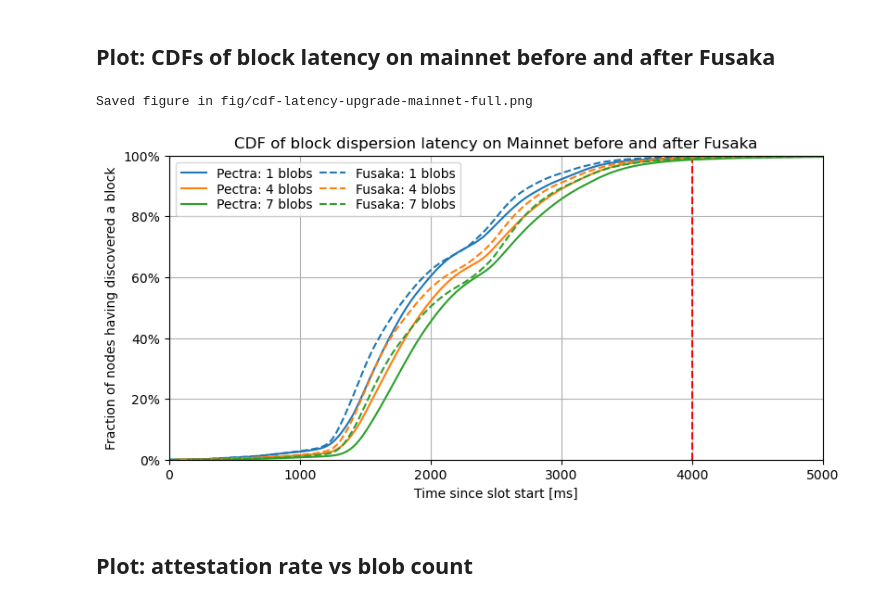
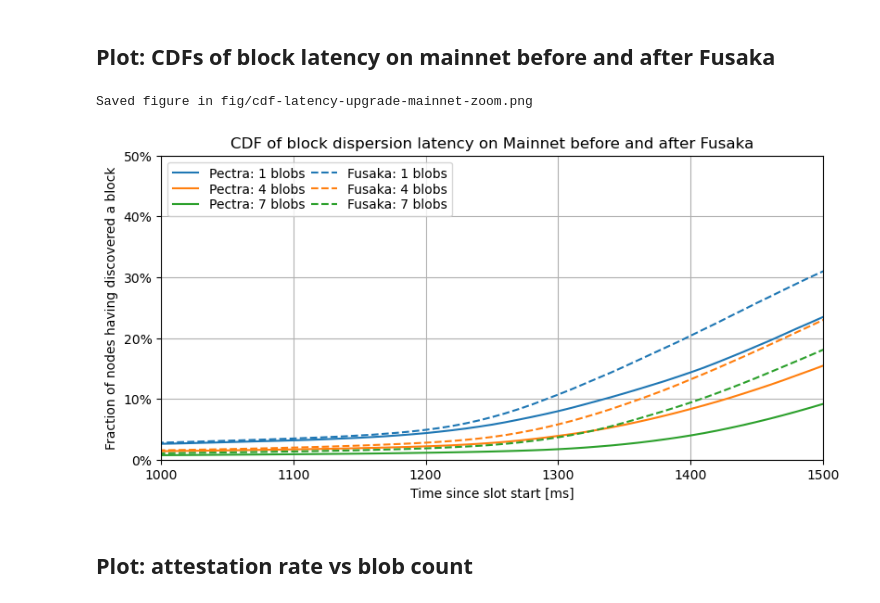
Before and after one commit to chainbound/blob-seeder-data, a Jupyter notebook: xatu_queries_plots.ipynb, the cells around one changed output. Drawn from its saved outputs; the diff is of its cells as text; code cells hidden in the pictures.

```diff
--- a/xatu_queries_plots.ipynb
+++ b/xatu_queries_plots.ipynb
@@ -703,30 +706,30 @@ Stored query results in data/orphans_blobs_mainnet-bpo1.parquet
 # %% [markdown]
 ## Plot: block discovery latency per network
 # %%
+plotted_scenarios = [1, 3, 4, 5]
+
 # Rearrange the data for easy plotting
 data = {}
-networks = []
-for file in [FILE_LATENCIES_DEVNET, FILE_LATENCIES]:
-    df_latencies = pd.read_parquet(file)
-
-    for i in df_latencies['network'].unique():
-        print(f"Parsing latencies from {i}...")
-        networks.append(i)
-        data[i] = df_latencies[ df_latencies['network'] == i ]['block_latency'].reset_index(drop=True)
-        data[i] = data[i].dropna()
-        data[i] = data[i].rename(i).rename_axis(i)
+for s_idx in plotted_scenarios[::-1]:
+    s = CFG[s_idx]['scenario']
+    print(f"Reading latencies from {s}... ", end='')
+    df_latencies = pd.read_parquet(FILE_LATENCIES_TEMPLATE.format(s))
+    print('done')
+    data[s] = df_latencies['block_latency'].reset_index(drop=True)
+    data[s] = data[s].dropna()
+    data[s] = data[s].rename(i).rename_axis(s)
     df_latencies = None
 
 fig, ax = plt.subplots(1, 1, constrained_layout=True, figsize=(8,1.5))
 
-boxplot(ax, [data[i] for i in networks], showDeadline=True)
+boxplot(ax, [data[s] for s in data], showDeadline=True)
 
 ax.set_xlim(0, 5*1000)
 
 ax.set_xlabel('Time since slot start [ms]')
-ax.set_yticklabels(networks)
+ax.set_yticklabels(list(data.keys()))
 ax.set_title('Block discovery latency')
-addParametersBox(0.97, showNetwork=False)
+#addParametersBox(0.97, showNetwork=False)
 addExplainerBox(0.97)
 
 saveFig('latency-all-networks')
@@ -908,44 +911,46 @@ Saved figure in fig/cdf-latency-mainnet-bpo1-full.png
 ## Plot: CDFs of block latency on mainnet before and after Fusaka
 # %%
 network = 'mainnet' # mainnet
-plottype = 'full' # full, zoom
+plottype = 'zoom' # full, zoom
 
 sampled_blobs = [1, 4, 7]
-x_pectra, y_pectra = transformLatencyDatasetToCDF(FILE_LATENCIES_MAINNET_PECTRA, FILE_BLOBS_MAINNET_PECTRA, sampled_blobs)
-x_fusaka, y_fusaka = transformLatencyDatasetToCDF(FILE_LATENCIES_MAINNET_FUSAKA, FILE_BLOBS_MAINNET_FUSAKA, sampled_blobs)
+x1, y1 = transformLatencyDatasetToCDF(FILE_LATENCIES_MAINNET_PECTRA, FILE_BLOBS_MAINNET_PECTRA, sampled_blobs)
+x2, y2 = transformLatencyDatasetToCDF(FILE_LATENCIES_MAINNET_FUSAKA, FILE_BLOBS_MAINNET_FUSAKA, sampled_blobs)
 
 fig, ax = plt.subplots(1, 1, constrained_layout=True, figsize=(8, 4))
 addgrid(ax)
 ax.axvline(x=4000, color='red', linestyle='--')
 
 linecolor = ['tab:blue', 'tab:orange', 'tab:green', 'tab:red', 'tab:purple', 'tab:brown']
-for i, blob in enumerate(x_pectra.keys()):
-    ax.plot(x_pectra[blob], y_pectra[blob], label=f"Pectra: {blob} blobs", color=linecolor[i], linestyle='solid')
-for i, blob in enumerate(x_fusaka.keys()):
-    ax.plot(x_fusaka[blob], y_fusaka[blob], label=f"Fusaka: {blob} blobs", color=linecolor[i], linestyle='dashed')
+for i, blob in enumerate(x1.keys()):
+    ax.plot(x1[blob], y1[blob], label=f"Pectra: {blob} blobs", color=linecolor[i], linestyle='solid')
+for i, blob in enumerate(x2.keys()):
+    ax.plot(x2[blob], y2[blob], label=f"Fusaka: {blob} blobs", color=linecolor[i], linestyle='dashed')
 
 if plottype == 'full':
     ax.set_xlim(0, 5000)
     ax.set_ylim(0, 1)
 elif plottype == 'zoom':
     ax.set_xlim(1000, 1500)
     ax.set_ylim(0, 0.5)
+    #ax.set_xlim(3500, 4500)
+    #ax.set_ylim(0.95, 1)
 
 ax.yaxis.set_major_formatter(ticker.FuncFormatter(lambda x, pos: f"{x*100:.0f}%"))
 
 ax.set_xlabel('Time since slot start [ms]')
 ax.set_ylabel('Fraction of nodes having discovered a block')
 ax.set_title('CDF of block dispersion latency on Mainnet before and after Fusaka')
 
 ax.legend(loc='upper left', ncol=2, columnspacing=0.5, labelspacing=0.2)
 #ncol=1, columnspacing=1, borderaxespad=1, columnspacing=0.5, handletextpad=0.5, labelspacing=0.1)
 
 saveFig(f"cdf-latency-upgrade-mainnet-{plottype}")
 plt.show()
-x_pectra, y_pectra, x_fusaka, y_fusaka = None, None, None, None
+x1, y2, x2, y2 = None, None, None, None
 # %% [output]
-Saved figure in fig/cdf-latency-upgrade-mainnet-full.png
+Saved figure in fig/cdf-latency-upgrade-mainnet-zoom.png
-[figure, old version]
+[figure, new version]
 # %% [markdown]
 ## Plot: attestation rate vs blob count
 # %%
```
Also changed, not shown: parts of 11 cells of this notebook.
